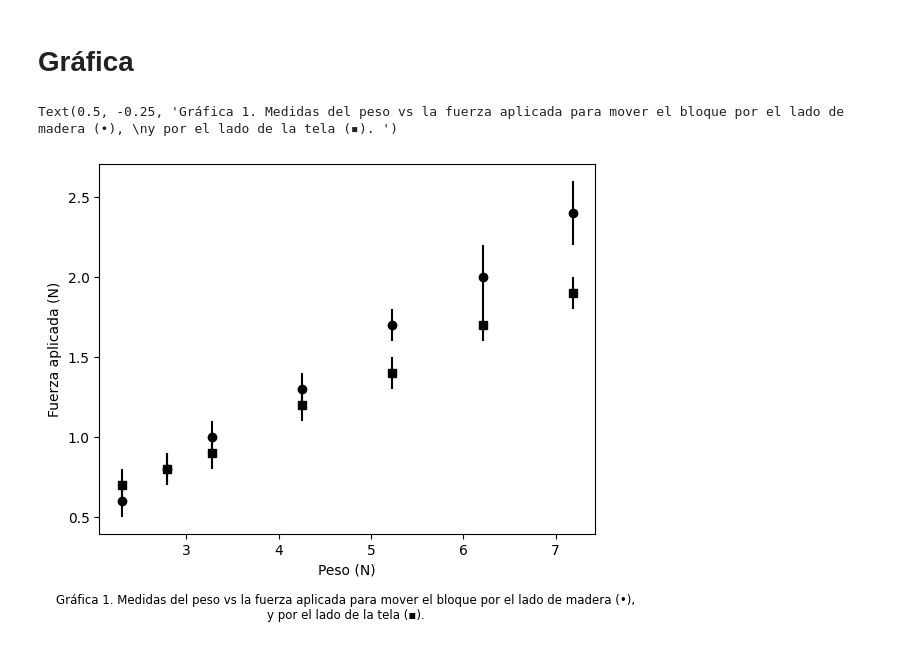
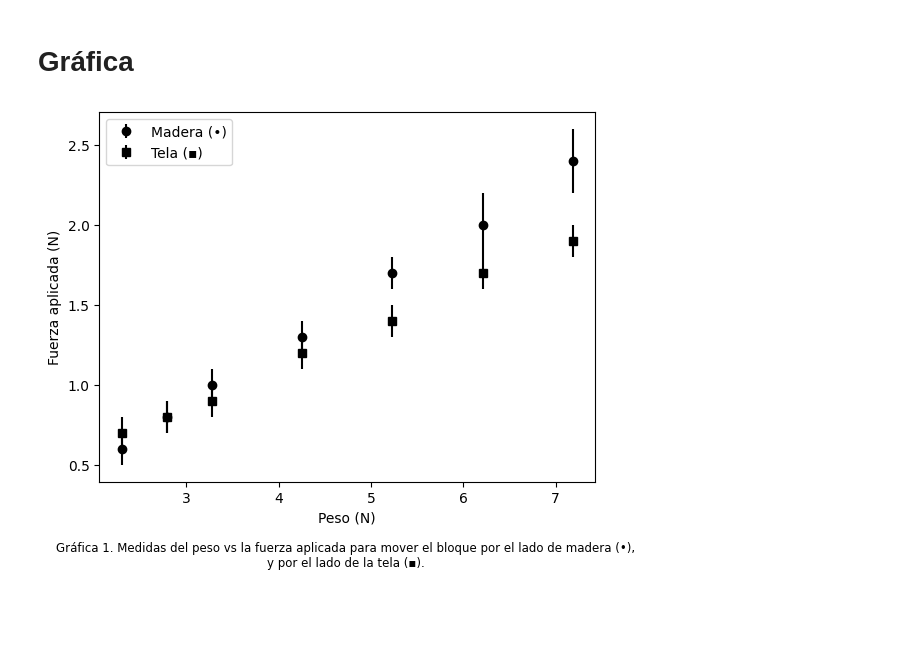
Before and after one commit to Hdavid1123/F-sica-Experimental-II-2024-1, a Jupyter notebook: Tarea_3/minimos_cuadrados.ipynb, the cells around one changed output. Drawn from its saved outputs; the diff is of its cells as text; code cells hidden in the pictures; blank space fills up the shorter version.

Commit message:
Gráfica minimos cuadrados

```diff
--- a/Tarea_3/minimos_cuadrados.ipynb
+++ b/Tarea_3/minimos_cuadrados.ipynb
@@ -92,12 +92,15 @@ La desviación estándar es: 77.26
 # %% [markdown]
 # Gráfica
 # %%
-plt.errorbar(weight, wood_newtons, color = 'black', yerr= dwood_newtons, fmt='o')
-plt.errorbar(weight, fabric_newtons, color = 'black', yerr= dfabric_newtons, fmt='s')
+plt.errorbar(weight, wood_newtons, color = 'black', yerr= dwood_newtons, fmt='o', label= 'Madera (•)')
+plt.errorbar(weight, fabric_newtons, color = 'black', yerr= dfabric_newtons, fmt='s',label='Tela (▪)')
 
 plt.xlabel('Peso (N)')
 plt.ylabel('Fuerza aplicada (N)')
 plt.title('Gráfica 1. Medidas del peso vs la fuerza aplicada para mover el bloque por el lado de madera (•), \ny por el lado de la tela (▪). ', y = -0.25, fontsize = 8.5)
+
+plt.legend()
+
+plt.show()
 # %% [output]
-Text(0.5, -0.25, 'Gráfica 1. Medidas del peso vs la fuerza aplicada para mover el bloque por el lado de madera (•), \ny por el lado de la tela (▪). ')
-[figure, old version]
+[figure, new version]
```
Also changed, not shown: parts of 1 cell of this notebook.
